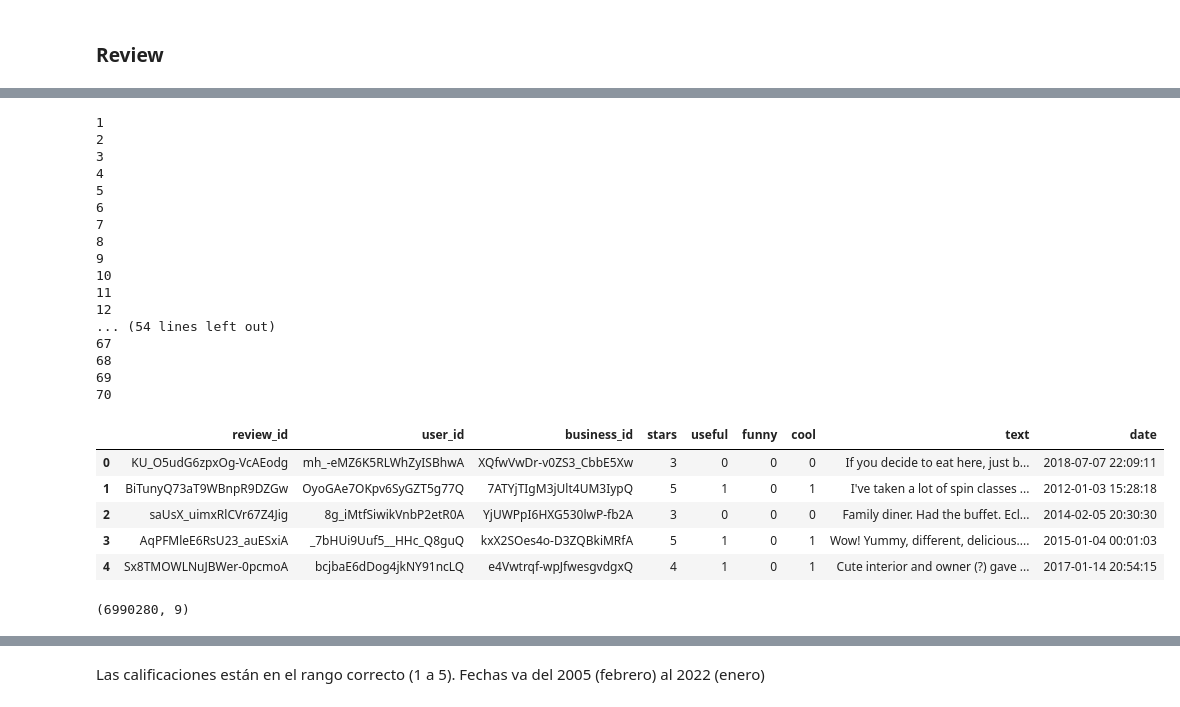
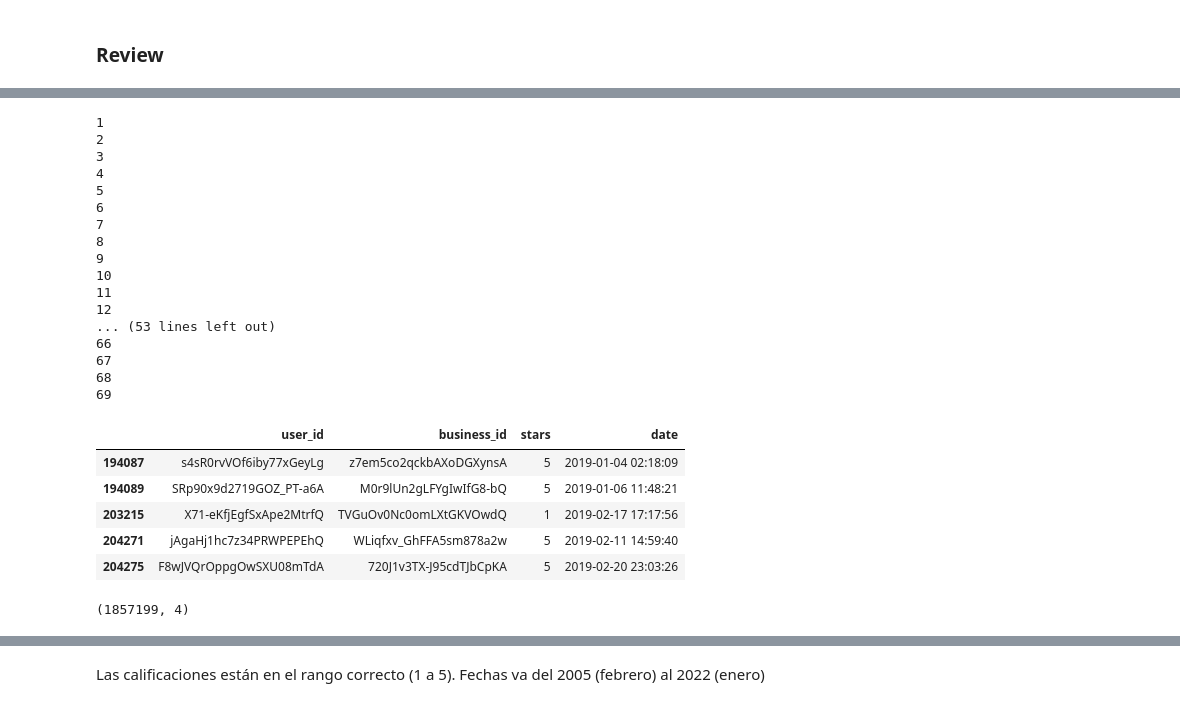
Before and after one commit to Sistemas-de-Recomendacion-Group-3/taller2_modelo, a Jupyter notebook: Taller_2_Recomendacion.ipynb, the cells around one changed output, grey strips where cells are left out. Drawn from its saved outputs; the diff is of its cells as text; code cells hidden in the pictures.

```diff
--- a/Taller_2_Recomendacion.ipynb
+++ b/Taller_2_Recomendacion.ipynb
@@ -91,0 +96,27 @@ memory usage: 16.1+ MB
+# %%
+user_path = '/content/yelp_academic_dataset_user.json'
+
+# se usa un JsonReader para leer el json de a pedazos
+# https://pandas.pydata.org/pandas-docs/stable/reference/api/pandas.read_json.html
+df_user_iter = pd.read_json(user_path, lines=True, chunksize=100000) # JsonReader
+# %%
+df_user = pd.DataFrame()
+
+i=1
+for df in df_user_iter:
+    #df = df[df['business_id'].isin(df_business['business_id'])]
+    # se van leyendo 100.000 lineas y se van agregando al df
+
+    selected_columns = ['user_id', 'name']
+    df_user = pd.concat([df_user, df[selected_columns]])
+    # TODO: solo agregar las dimensiones que vamos a uar
+    print(i)
+    i+=1
+    # segementacion de usuarios
+    #if i==10:
+    #  break
+
+selected_users = df_user['user_id']
+
+display(df_user.head())
+df_user.shape
@@ -102,37 +158,47 @@ NameError: name 'pd' is not defined
 # %%
 df_review = pd.DataFrame()
-i=0
 
+i=1
 for df in df_review_iter:
-    #df = df[df['business_id'].isin(df_business['business_id'])]
-    df_review = pd.concat([df_review, df])
-    i=i+1
+    # las reviews deben ser de usuarios conocidos
+    df = df[df['user_id'].isin(df_user['user_id'])]
+    # las reviews deben ser de negocios conocidos
+    df = df[df['business_id'].isin(df_business['business_id'])]
+
+    # tomamos reviews recientes (desde 2019 hasta 2022 enero)
+    df = df[df['date'].dt.year >= 2019]
+
+    # se van leyendo 100.000 lineas y se van agregando al df
+    selected_columns = ['user_id', 'business_id', 'stars', 'date']
+    df_review = pd.concat([df_review, df[selected_columns]])
     print(i)
+    i+=1
+
 
 display(df_review.head())
 df_review.shape
 # %% [output]
 1
 2
 3
 4
 5
 6
 7
 8
 9
 10
 11
 12
-... (54 lines left out)
+... (53 lines left out)
+66
 67
 68
 69
-70
-|  | review_id | user_id | business_id | stars | useful | funny | cool | text | date |
-| 0 | KU_O5udG6zpxOg-VcAEodg | mh_-eMZ6K5RLWhZyISBhwA | XQfwVwDr-v0ZS3_CbbE5Xw | 3 | 0 | 0 | 0 | If you decide to eat here, just b... | 2018-07-07 22:09:11 |
-| 1 | BiTunyQ73aT9WBnpR9DZGw | OyoGAe7OKpv6SyGZT5g77Q | 7ATYjTIgM3jUlt4UM3IypQ | 5 | 1 | 0 | 1 | I've taken a lot of spin classes ... | 2012-01-03 15:28:18 |
-| 2 | saUsX_uimxRlCVr67Z4Jig | 8g_iMtfSiwikVnbP2etR0A | YjUWPpI6HXG530lwP-fb2A | 3 | 0 | 0 | 0 | Family diner. Had the buffet. Ecl... | 2014-02-05 20:30:30 |
-| 3 | AqPFMleE6RsU23_auESxiA | _7bHUi9Uuf5__HHc_Q8guQ | kxX2SOes4o-D3ZQBkiMRfA | 5 | 1 | 0 | 1 | Wow! Yummy, different, delicious.... | 2015-01-04 00:01:03 |
-| 4 | Sx8TMOWLNuJBWer-0pcmoA | bcjbaE6dDog4jkNY91ncLQ | e4Vwtrqf-wpJfwesgvdgxQ | 4 | 1 | 0 | 1 | Cute interior and owner (?) gave ... | 2017-01-14 20:54:15 |
+|  | user_id | business_id | stars | date |
+| 194087 | s4sR0rvVOf6iby77xGeyLg | z7em5co2qckbAXoDGXynsA | 5 | 2019-01-04 02:18:09 |
+| 194089 | SRp90x9d2719GOZ_PT-a6A | M0r9lUn2gLFYgIwIfG8-bQ | 5 | 2019-01-06 11:48:21 |
+| 203215 | X71-eKfjEgfSxApe2MtrfQ | TVGuOv0Nc0omLXtGKVOwdQ | 1 | 2019-02-17 17:17:56 |
+| 204271 | jAgaHj1hc7z34PRWPEPEhQ | WLiqfxv_GhFFA5sm878a2w | 5 | 2019-02-11 14:59:40 |
+| 204275 | F8wJVQrOppgOwSXU08mTdA | 720J1v3TX-J95cdTJbCpKA | 5 | 2019-02-20 23:03:26 |
-(6990280, 9)
+(1857199, 4)
```
Also changed, not shown: parts of 18 cells of this notebook.
